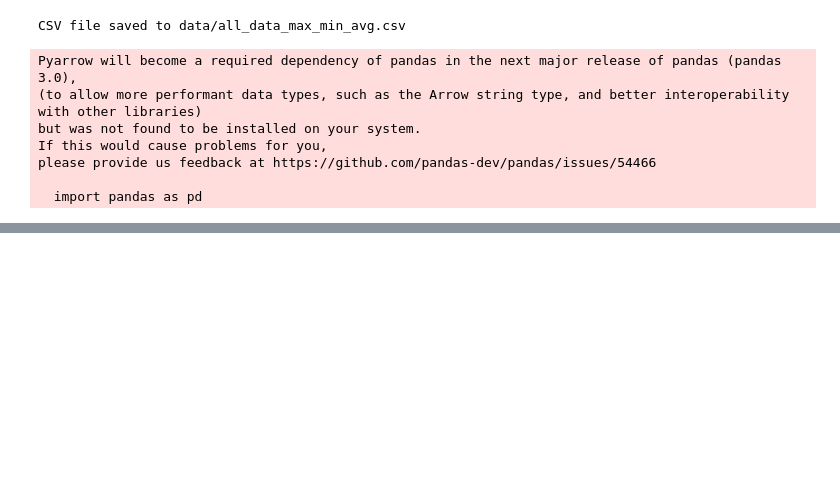
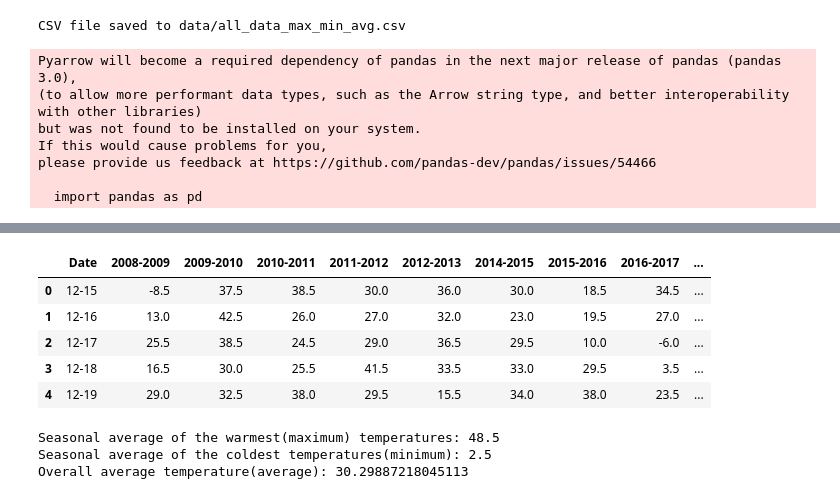
Before and after one commit to RishikaYadannavar/mcis6273-f24-datamining, a Jupyter notebook: homework/hw0/hw0.ipynb, the cells around one changed output, grey strips where cells are left out. Saved outputs shown, nothing was run; the diff lists cells and outputs as text; code cells hidden in the pictures; blank space fills up the shorter version.

```diff
--- a/homework/hw0/hw0.ipynb
+++ b/homework/hw0/hw0.ipynb
@@ -252,0 +314,37 @@ for year in range(2008, 2023):
+# %%
+denver_data.rename(columns={'Unnamed: 0': 'Date'},inplace=True)
+# %%
+denver_data.head()
+# %% [output]
+|  | Date | 2008-2009 | 2009-2010 | 2010-2011 | 2011-2012 | 2012-2013 | 2014-2015 | 2015-2016 | 2016-2017 | ... |
+| 0 | 12-15 | -8.5 | 37.5 | 38.5 | 30.0 | 36.0 | 30.0 | 18.5 | 34.5 | ... |
+| 1 | 12-16 | 13.0 | 42.5 | 26.0 | 27.0 | 32.0 | 23.0 | 19.5 | 27.0 | ... |
+| 2 | 12-17 | 25.5 | 38.5 | 24.5 | 29.0 | 36.5 | 29.5 | 10.0 | -6.0 | ... |
+| 3 | 12-18 | 16.5 | 30.0 | 25.5 | 41.5 | 33.5 | 33.0 | 29.5 | 3.5 | ... |
+| 4 | 12-19 | 29.0 | 32.5 | 38.0 | 29.5 | 15.5 | 34.0 | 38.0 | 23.5 | ... |
+# %%
+def average_warmest(df):
+    max_data = df.drop(columns=['Date']).max()
+    seasonal_max_avg = max_data.mean()
+    return seasonal_max_avg
+
+def average_coldest(df):
+    min_data = df.drop(columns=['Date']).min()
+    seasonal_min_avg = min_data.mean()
+    return seasonal_min_avg
+
+def average(df):
+    avg_data = df.drop(columns=['Date']).mean().mean()
+    return avg_data
+
+avg_warmest = average_warmest(denver_data)
+avg_coldest = average_coldest(denver_data)
+avg_overall = average(denver_data)
+
+print(f"Seasonal average of the warmest(maximum) temperatures: {avg_warmest}")
+print(f"Seasonal average of the coldest temperatures(minimum): {avg_coldest}")
+print(f"Overall average temperature(average): {avg_overall}")
+# %% [output]
+Seasonal average of the warmest(maximum) temperatures: 48.5
+Seasonal average of the coldest temperatures(minimum): 2.5
+Overall average temperature(average): 30.29887218045113
```
Also changed, not shown: parts of 17 cells of this notebook, 2 other files.
